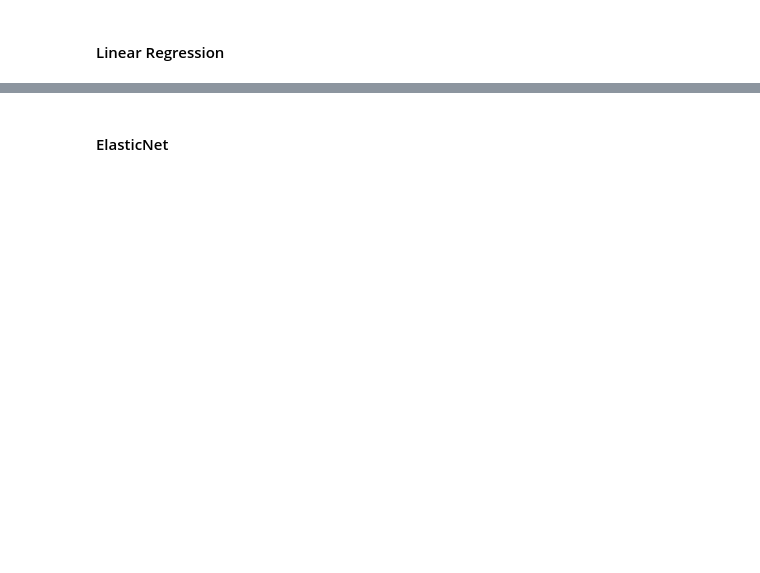
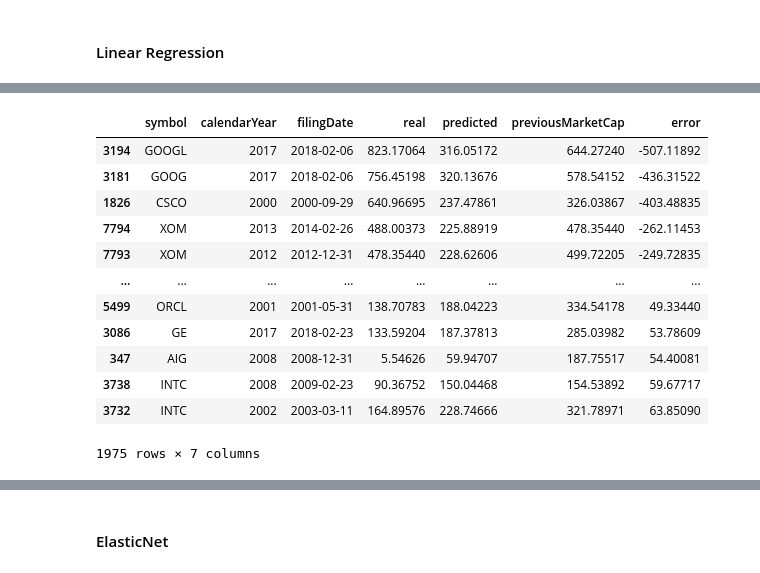
Before and after one commit to FranciscoPala/SP500_constituents_market_cap_estimator, a Jupyter notebook: src/notebooks/model_selection.ipynb, the cells around one changed output, grey strips where cells are left out. Cells and saved outputs as stored; diff of their text form; code cells hidden in the pictures; blank space fills up the shorter version.

```diff
--- a/src/notebooks/model_selection.ipynb
+++ b/src/notebooks/model_selection.ipynb
@@ -81,0 +105,19 @@ mse , np.sqrt(mse)
+# %%
+df_predictions = pd.concat([data.loc[X_test.index,:], predictions], axis=1)
+df_predictions = df_predictions.sort_values(by = ['symbol', 'calendarYear'])[['symbol','calendarYear','filingDate','real', 'predicted','previousMarketCap']]
+df_predictions['error'] = (df_predictions.predicted - df_predictions.real)
+df_predictions.sort_values(by='error')
+# %% [output]
+|  | symbol | calendarYear | filingDate | real | predicted | previousMarketCap | error |
+| 3194 | GOOGL | 2017 | 2018-02-06 | 823.17064 | 316.05172 | 644.27240 | -507.11892 |
+| 3181 | GOOG | 2017 | 2018-02-06 | 756.45198 | 320.13676 | 578.54152 | -436.31522 |
+| 1826 | CSCO | 2000 | 2000-09-29 | 640.96695 | 237.47861 | 326.03867 | -403.48835 |
+| 7794 | XOM | 2013 | 2014-02-26 | 488.00373 | 225.88919 | 478.35440 | -262.11453 |
+| 7793 | XOM | 2012 | 2012-12-31 | 478.35440 | 228.62606 | 499.72205 | -249.72835 |
+| ... | ... | ... | ... | ... | ... | ... | ... |
+| 5499 | ORCL | 2001 | 2001-05-31 | 138.70783 | 188.04223 | 334.54178 | 49.33440 |
+| 3086 | GE | 2017 | 2018-02-23 | 133.59204 | 187.37813 | 285.03982 | 53.78609 |
+| 347 | AIG | 2008 | 2008-12-31 | 5.54626 | 59.94707 | 187.75517 | 54.40081 |
+| 3738 | INTC | 2008 | 2009-02-23 | 90.36752 | 150.04468 | 154.53892 | 59.67717 |
+| 3732 | INTC | 2002 | 2003-03-11 | 164.89576 | 228.74666 | 321.78971 | 63.85090 |
+1975 rows × 7 columns
```
Also changed, not shown: parts of 34 cells of this notebook, 4 other files.
